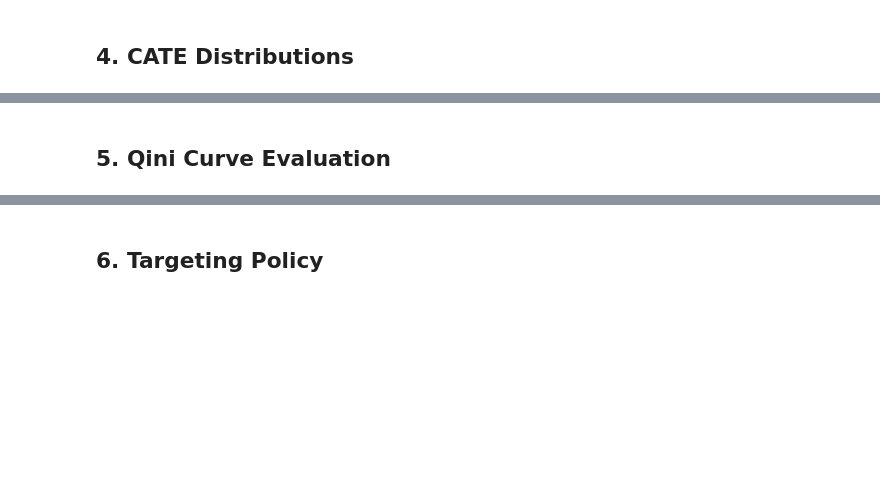
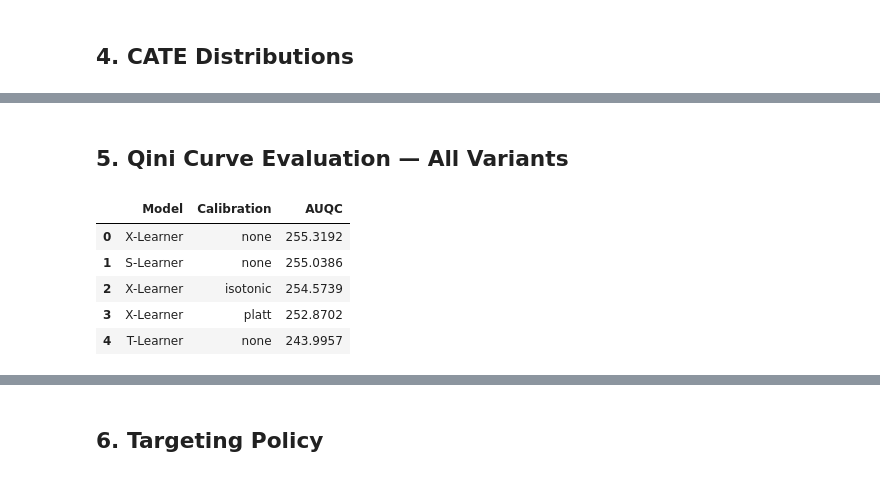
Before and after one commit to MYOUSSF/uplift_project, a Jupyter notebook: notebooks/uplift_exploration.ipynb, the cells around one changed output, grey strips where cells are left out. Drawn from its saved outputs; the diff is of its cells as text; code cells hidden in the pictures; blank space fills up the shorter version.

```diff
--- a/notebooks/uplift_exploration.ipynb
+++ b/notebooks/uplift_exploration.ipynb
@@ -82,9 +110,23 @@ plt.show()
 # %% [markdown]
-## 5. Qini Curve Evaluation
+## 5. Qini Curve Evaluation — All Variants
 # %%
 auqc_dict = {name: auqc(y_te, t_te, cate) for name, cate in cate_dict.items()}
+
+rows = []
 for name, score in sorted(auqc_dict.items(), key=lambda x: -x[1]):
-    print(f'  {name:<15}  AUQC = {score:.4f}')
+    parts   = name.split(' [')
+    learner = parts[0]
+    cal     = parts[1].rstrip(']') if len(parts) > 1 else 'none'
+    rows.append({'Model': learner, 'Calibration': cal, 'AUQC': round(score, 4)})
+
+pd.DataFrame(rows)
+# %% [output]
+|  | Model | Calibration | AUQC |
+| 0 | X-Learner | none | 255.3192 |
+| 1 | S-Learner | none | 255.0386 |
+| 2 | X-Learner | isotonic | 254.5739 |
+| 3 | X-Learner | platt | 252.8702 |
+| 4 | T-Learner | none | 243.9957 |
 # %%
 plot_qini_curves(cate_dict, y_te, t_te)
 plt.show()
```
Also changed, not shown: parts of 16 cells of this notebook, 4 other files.
